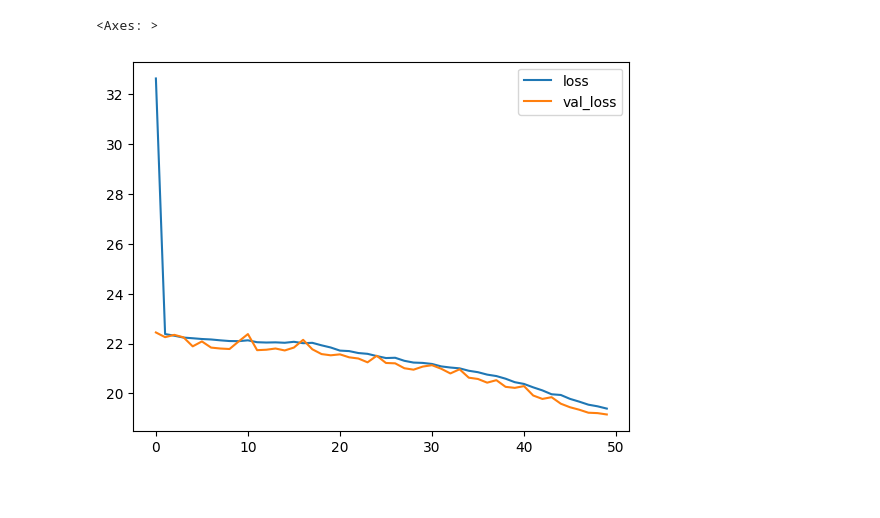
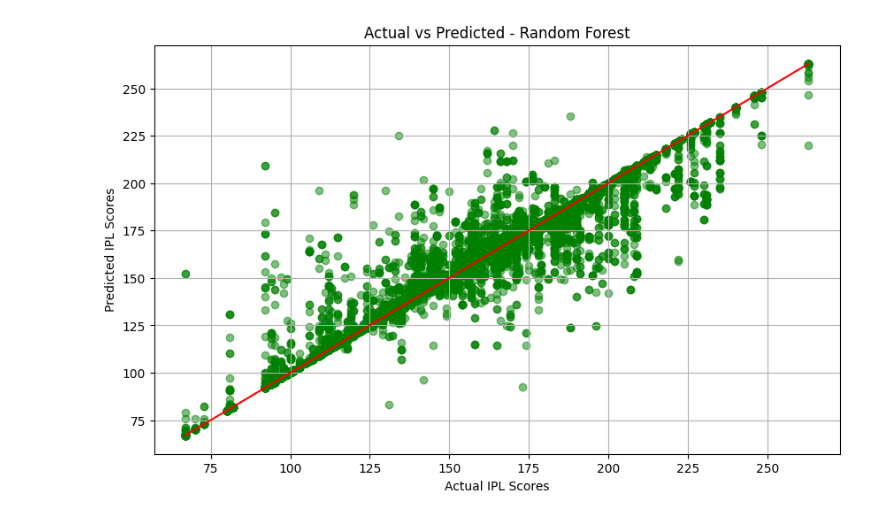
Before and after one commit to shivang389/ResumeProjects, a Jupyter notebook: IPL Score Prediction.ipynb, the cells around one changed output. Cells and saved outputs as stored; diff of their text form; code cells hidden in the pictures.

```diff
--- a/IPL Score Prediction.ipynb
+++ b/IPL Score Prediction.ipynb
@@ -85,8 +86,3 @@ X_train, X_test, y_train, y_test = train_test_split(X, y, test_size=0.3, random_
 # %%
-from sklearn.preprocessing import MinMaxScaler
-
-scaler = MinMaxScaler()
-
-# Fit the scaler on the training data and transform both training and testing data
-X_train_scaled = scaler.fit_transform(X_train)
-X_test_scaled = scaler.transform(X_test)
+rf = RandomForestRegressor(n_estimators=100, random_state=42)
+rf.fit(X_train_scaled, y_train)
@@ -93,16 +91,13 @@ X_test_scaled = scaler.transform(X_test)
 # %%
-# Define the neural network model
-model = keras.Sequential([
-    keras.layers.Input( shape=(X_train_scaled.shape[1],)),  # Input layer
-    keras.layers.Dense(512, activation='relu'),  # Hidden layer with 512 units and ReLU activation
-    keras.layers.Dense(216, activation='relu'),  # Hidden layer with 216 units and ReLU activation
-    keras.layers.Dense(1, activation='linear')  # Output layer with linear activation for regression
-])
-
-# Compile the model with Huber loss
-huber_loss = tf.keras.losses.Huber(delta=1.0)  # You can adjust the 'delta' parameter as needed
-model.compile(optimizer='adam', loss=huber_loss)  # Use Huber loss for regression
+predictions = rf.predict(X_test_scaled)
 # %%
-# Train the model
-model.fit(X_train_scaled, y_train, epochs=50, batch_size=64, validation_data=(X_test_scaled, y_test))
+mae = mean_absolute_error(y_test, predictions)
+mse = mean_squared_error(y_test, predictions)
+rmse = np.sqrt(mse)
+r2 = r2_score(y_test, predictions)
+
+print(f"Mean Absolute Error (MAE): {mae:.2f}")
+print(f"Mean Squared Error (MSE): {mse:.2f}")
+print(f"Root Mean Squared Error (RMSE): {rmse:.2f}")
+print(f"R² Score: {r2:.2f}")
 # %% [output]
@@ -127,6 +108,11 @@ Epoch 50/50
 # %%
-model_losses = pd.DataFrame(model.history.history)
-model_losses.plot()
+plt.figure(figsize=(10,6))
+plt.scatter(y_test, predictions, alpha=0.5, color='green')
+plt.xlabel("Actual IPL Scores")
+plt.ylabel("Predicted IPL Scores")
+plt.title("Actual vs Predicted - Random Forest")
+plt.plot([y.min(), y.max()], [y.min(), y.max()], color='red')
+plt.grid(True)
+plt.show()
 # %% [output]
-<Axes: >
-[figure, old version]
+[figure, new version]
```
Also changed, not shown: parts of 11 cells of this notebook, 1 other file.
